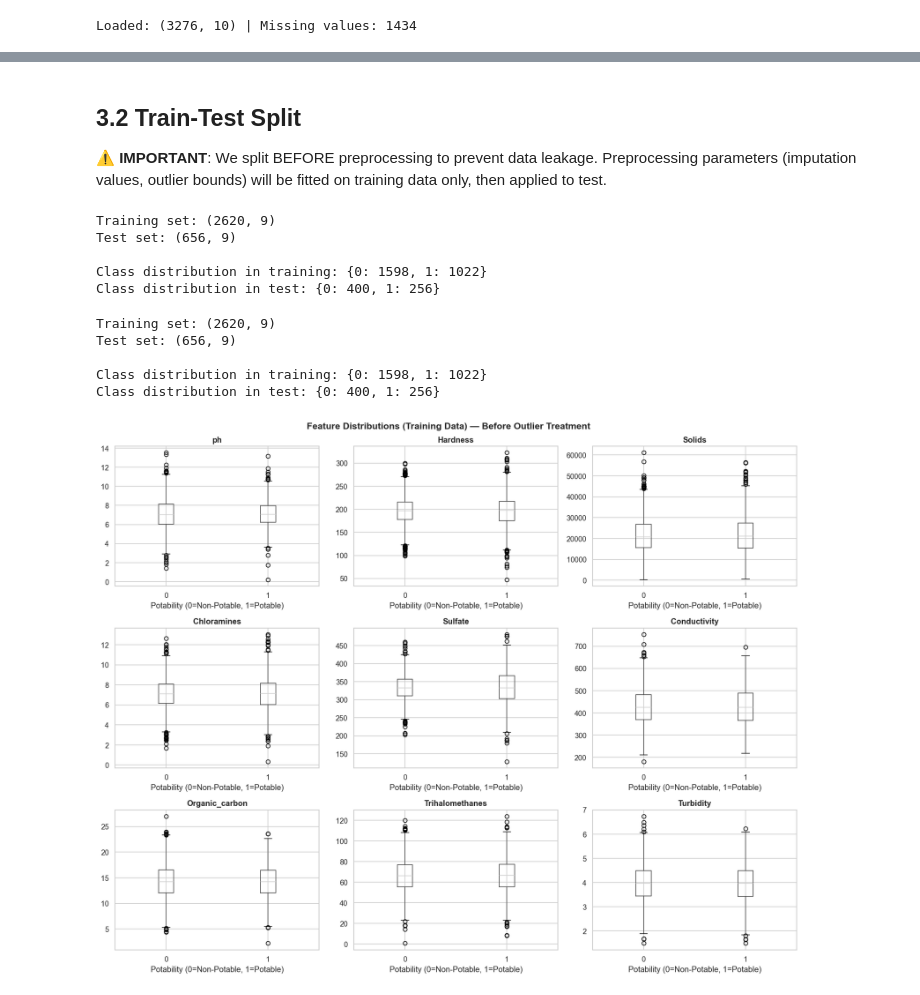
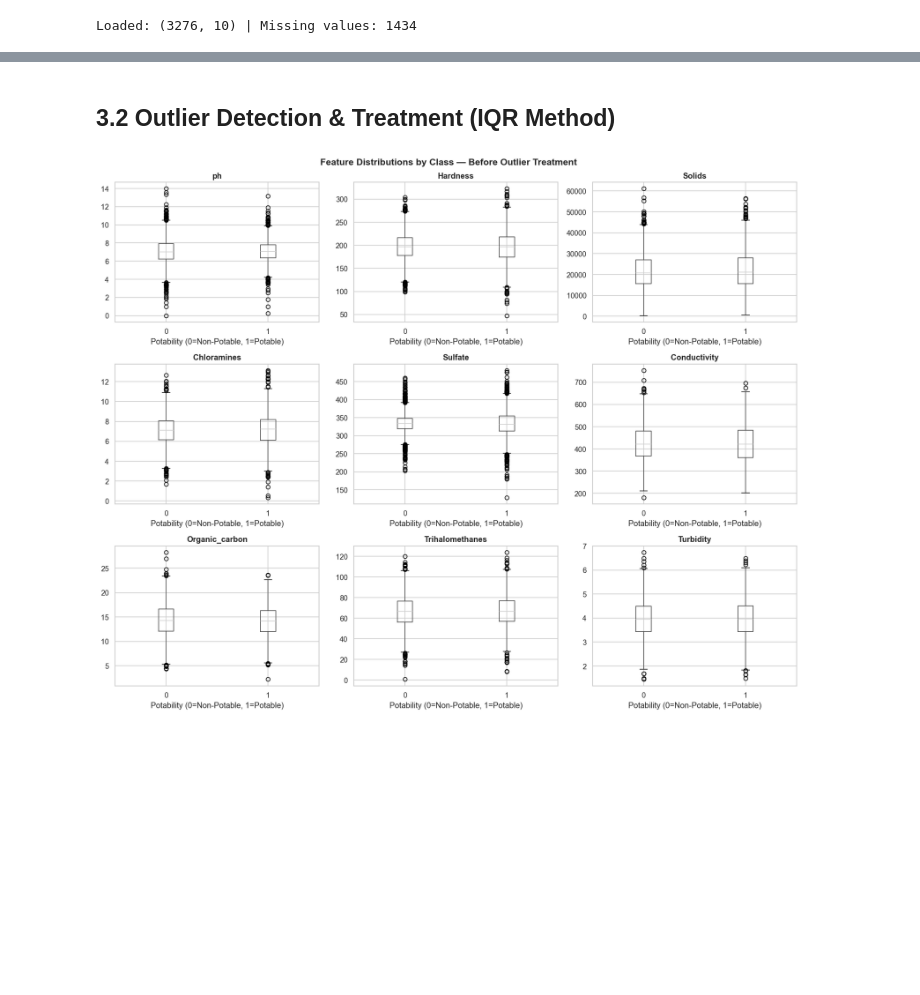
Before and after one commit to BaintyKaur/Water-Quality-Classification, a Jupyter notebook: 03_preprocessing.ipynb, the cells around one changed output, grey strips where cells are left out. Cells and saved outputs as stored; diff of their text form; code cells hidden in the pictures; blank space fills up the shorter version.

```diff
--- a/03_preprocessing.ipynb
+++ b/03_preprocessing.ipynb
@@ -45,66 +55,20 @@ Missing values: 1434
 # %% [markdown]
-## 3.2 Train-Test Split
-
-⚠️ **IMPORTANT**: We split BEFORE preprocessing to prevent data leakage. Preprocessing parameters (imputation values, outlier bounds) will be fitted on training data only, then applied to test.
+## 3.2 Outlier Detection & Treatment (IQR Method)
-# %%
-from sklearn.model_selection import train_test_split
-
-# Separate features and target
-X = df.drop('Potability', axis=1)
-y = df['Potability']
-
-# 80-20 split with stratification to maintain class balance
-X_train, X_test, y_train, y_test = train_test_split(
-    X, y, test_size=0.2, random_state=42, stratify=y
-)
-
-print(f'Training set: {X_train.shape}')
-print(f'Test set: {X_test.shape}')
-print(f'\nClass distribution in training: {y_train.value_counts().to_dict()}')
-print(f'Class distribution in test: {y_test.value_counts().to_dict()}')
-# %% [output]
-Training set: (2620, 9)
-Test set: (656, 9)
-
-Class distribution in training: {0: 1598, 1: 1022}
-Class distribution in test: {0: 400, 1: 256}
 # %%
-from sklearn.model_selection import train_test_split
+feature_cols = [c for c in df.columns if c != 'Potability']
 
-# Separate features and target
-X = df.drop('Potability', axis=1)
-y = df['Potability']
+# Before outlier treatment — boxplots
+fig, axes = plt.subplots(3, 3, figsize=(15, 12))
+axes = axes.flatten()
+for i, col in enumerate(feature_cols):
+    df.boxplot(column=col, by='Potability', ax=axes[i])
+    axes[i].set_title(col, fontweight='bold')
+    axes[i].set_xlabel('Potability (0=Non-Potable, 1=Potable)')
 
-# 80-20 split with stratification to maintain class balance
-X_train, X_test, y_train, y_test = train_test_split(
-    X, y, test_size=0.2, random_state=42, stratify=y
-)
-
-print(f'Training set: {X_train.shape}')
-print(f'Test set: {X_test.shape}')
-print(f'\nClass distribution in training: {y_train.value_counts().to_dict()}')
-print(f'Class distribution in test: {y_test.value_counts().to_dict()}')
+plt.suptitle('Feature Distributions by Class — Before Outlier Treatment',
+             fontsize=14, fontweight='bold')
+plt.tight_layout()
+plt.savefig('./data/processed/boxplots_before.png', bbox_inches='tight', dpi=150)
+plt.show()
 # %% [output]
-Training set: (2620, 9)
-Test set: (656, 9)
-
-Class distribution in training: {0: 1598, 1: 1022}
-Class distribution in test: {0: 400, 1: 256}
+[figure, added]
-# %%
-# Boxplots before outlier treatment (train data)
-fig, axes = plt.subplots(3, 3, figsize=(15, 12))
-axes = axes.flatten()
-for i, col in enumerate(feature_cols):
-    train_with_target = X_train.copy()
-    train_with_target['Potability'] = y_train
-    train_with_target.boxplot(column=col, by='Potability', ax=axes[i])
-    axes[i].set_title(col, fontweight='bold')
-    axes[i].set_xlabel('Potability (0=Non-Potable, 1=Potable)')
-
-plt.suptitle('Feature Distributions (Training Data) — Before Outlier Treatment',
-             fontsize=14, fontweight='bold')
-plt.tight_layout()
-plt.savefig('./data/processed/boxplots_before.png', bbox_inches='tight', dpi=150)
-plt.show()
-# %% [output]
-[figure, removed]
```
Also changed, not shown: parts of 15 cells of this notebook.
